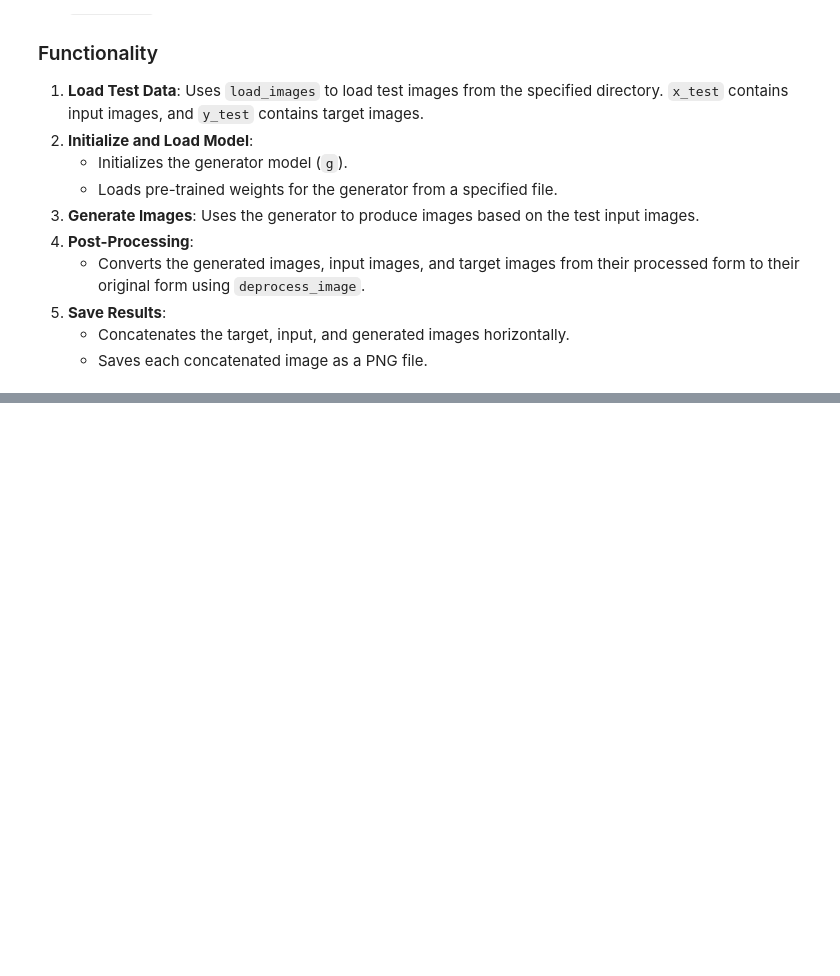
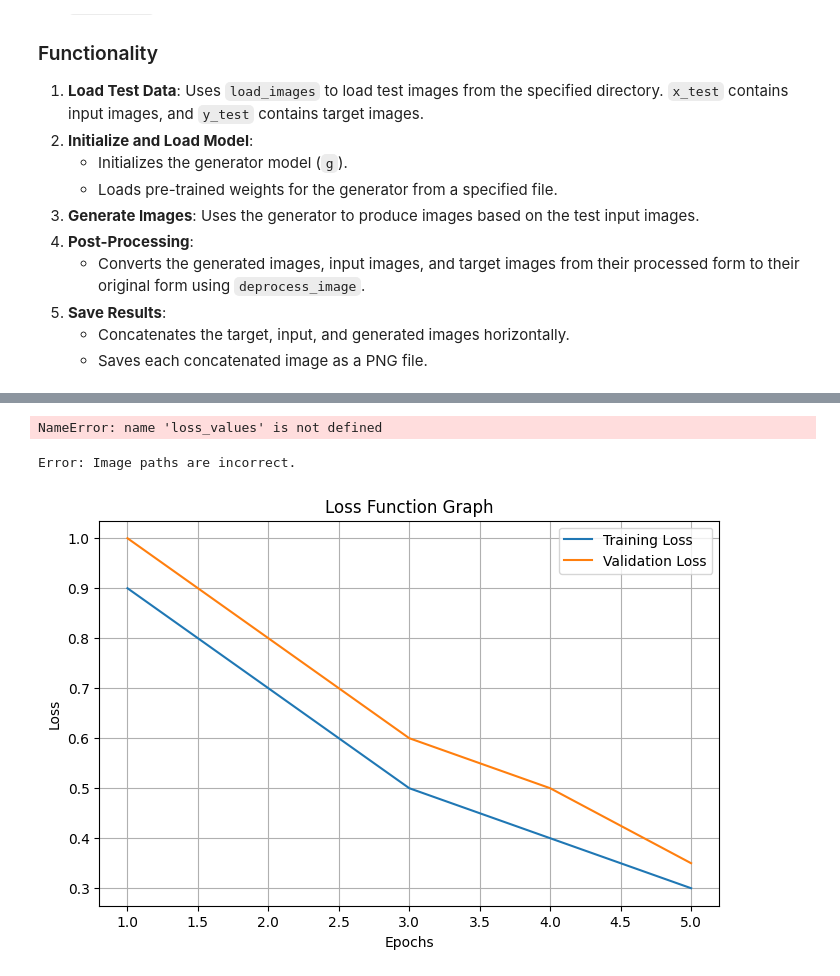
Before and after one commit to mittalhimanshu01/Image-Deblurring, a Jupyter notebook: deblurGAN.ipynb, the cells around one changed output, grey strips where cells are left out. Drawn from its saved outputs; the diff is of its cells as text; code cells hidden in the pictures; blank space fills up the shorter version.

```diff
--- a/deblurGAN.ipynb
+++ b/deblurGAN.ipynb
@@ -970,0 +1212,45 @@ test(batch_size=batch_size)
+# %%
+
+# Assuming 'loss_values' and 'val_loss_values' contain training and validation loss per epoch
+
+import matplotlib.pyplot as plt
+
+epochs = range(1, len(loss_values) + 1)
+
+plt.figure(figsize=(8, 6))
+plt.plot(epochs, loss_values, label='Training Loss')
+plt.plot(epochs, val_loss_values, label='Validation Loss')
+plt.xlabel('Epochs')
+plt.ylabel('Loss')
+plt.title('Training and Validation Loss Over Epochs')
+plt.legend()
+plt.show()
+# %% [output]
+NameError: name 'loss_values' is not defined
+# %%
+
+import numpy as np
+import matplotlib.pyplot as plt
+import cv2
+import tensorflow as tf
+
+# Function to plot loss graph
+def plot_loss(train_loss, val_loss):
+    plt.figure(figsize=(8, 5))
+    plt.plot(range(1, len(train_loss) + 1), train_loss, label="Training Loss")
+    plt.plot(range(1, len(val_loss) + 1), val_loss, label="Validation Loss")
+    plt.xlabel("Epochs")
+    plt.ylabel("Loss")
+    plt.title("Loss Function Graph")
+    plt.legend()
+    plt.grid()
+    plt.show()
+
+# Example loss values (Replace with actual training loss values from your model)
+train_loss = [0.9, 0.7, 0.5, 0.4, 0.3]  # Replace with real values
+val_loss = [1.0, 0.8, 0.6, 0.5, 0.35]  # Replace with real values
+
+plot_loss(train_loss, val_loss)
+# %% [output]
+Error: Image paths are incorrect.
+[figure, added]
```
Also changed, not shown: parts of 23 cells of this notebook, 19 other files.
